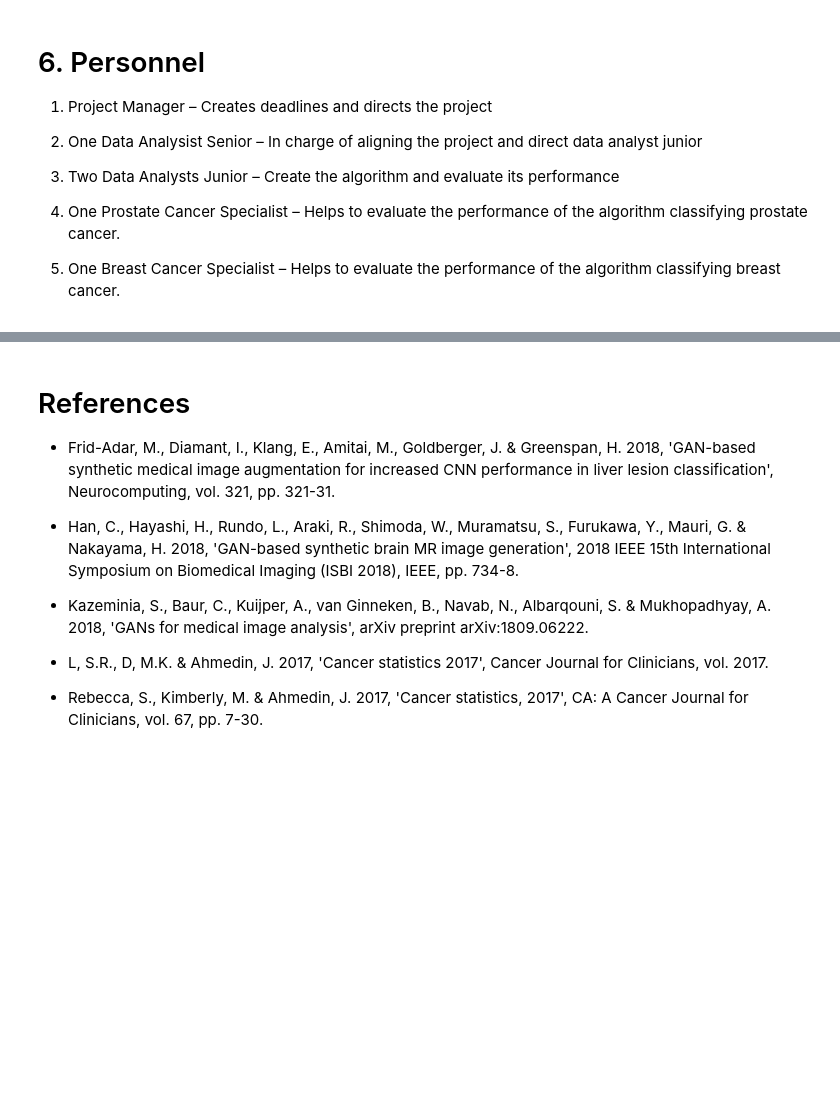
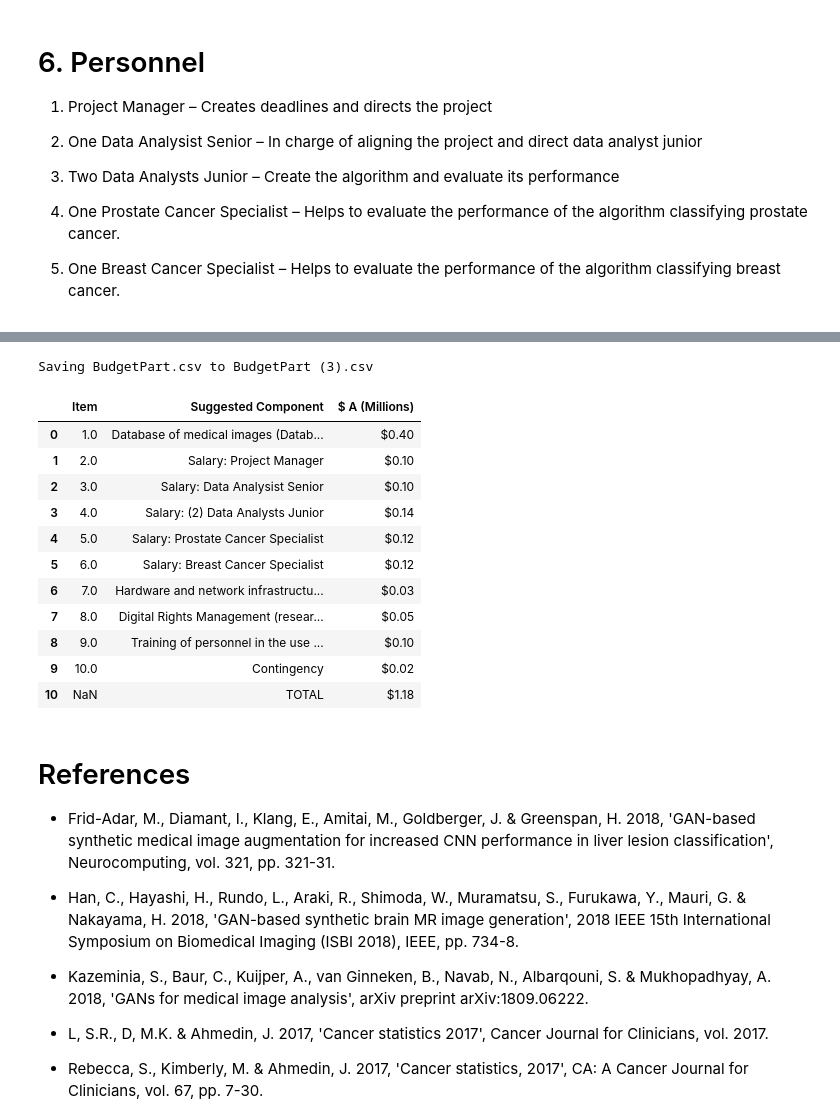
Before and after one commit to lagos-a1/AndresLagos_13092248_A3_MachineLearning, a Jupyter notebook: A3.ipynb, the cells around one changed output, grey strips where cells are left out. Drawn from its saved outputs; the diff is of its cells as text; code cells hidden in the pictures; blank space fills up the shorter version.

```diff
--- a/A3.ipynb
+++ b/A3.ipynb
@@ -196,0 +187,16 @@ The budget of the project is presented as follow:
+# %%
+import pandas as pd
+import io
+
+from google.colab import files
+uploaded = files.upload()
+
+BudgetPart = pd.read_csv(io.StringIO(uploaded['BudgetPart.csv'].decode('utf-8')))
+
+
+pd.set_option('display.max_columns', None)
+pd.set_option('display.max_rows', None)
+pd.set_option('display.max_colwidth', -1)
+
+BudgetPart
+# %% [output]
@@ -197,3 +204,16 @@ The budget of the project is presented as follow:
+Saving BudgetPart.csv to BudgetPart (3).csv
+|  | Item | Suggested Component | $ A (Millions) |
+| 0 | 1.0 | Database of medical images (Datab... | $0.40 |
+| 1 | 2.0 | Salary: Project Manager | $0.10 |
+| 2 | 3.0 | Salary: Data Analysist Senior | $0.10 |
+| 3 | 4.0 | Salary: (2) Data Analysts Junior | $0.14 |
+| 4 | 5.0 | Salary: Prostate Cancer Specialist | $0.12 |
+| 5 | 6.0 | Salary: Breast Cancer Specialist | $0.12 |
+| 6 | 7.0 | Hardware and network infrastructu... | $0.03 |
+| 7 | 8.0 | Digital Rights Management (resear... | $0.05 |
+| 8 | 9.0 | Training of personnel in the use ... | $0.10 |
+| 9 | 10.0 | Contingency | $0.02 |
+| 10 | NaN | TOTAL | $1.18 |
 # %% [markdown]
 # References
 
```
Also changed, not shown: parts of 5 cells of this notebook.
